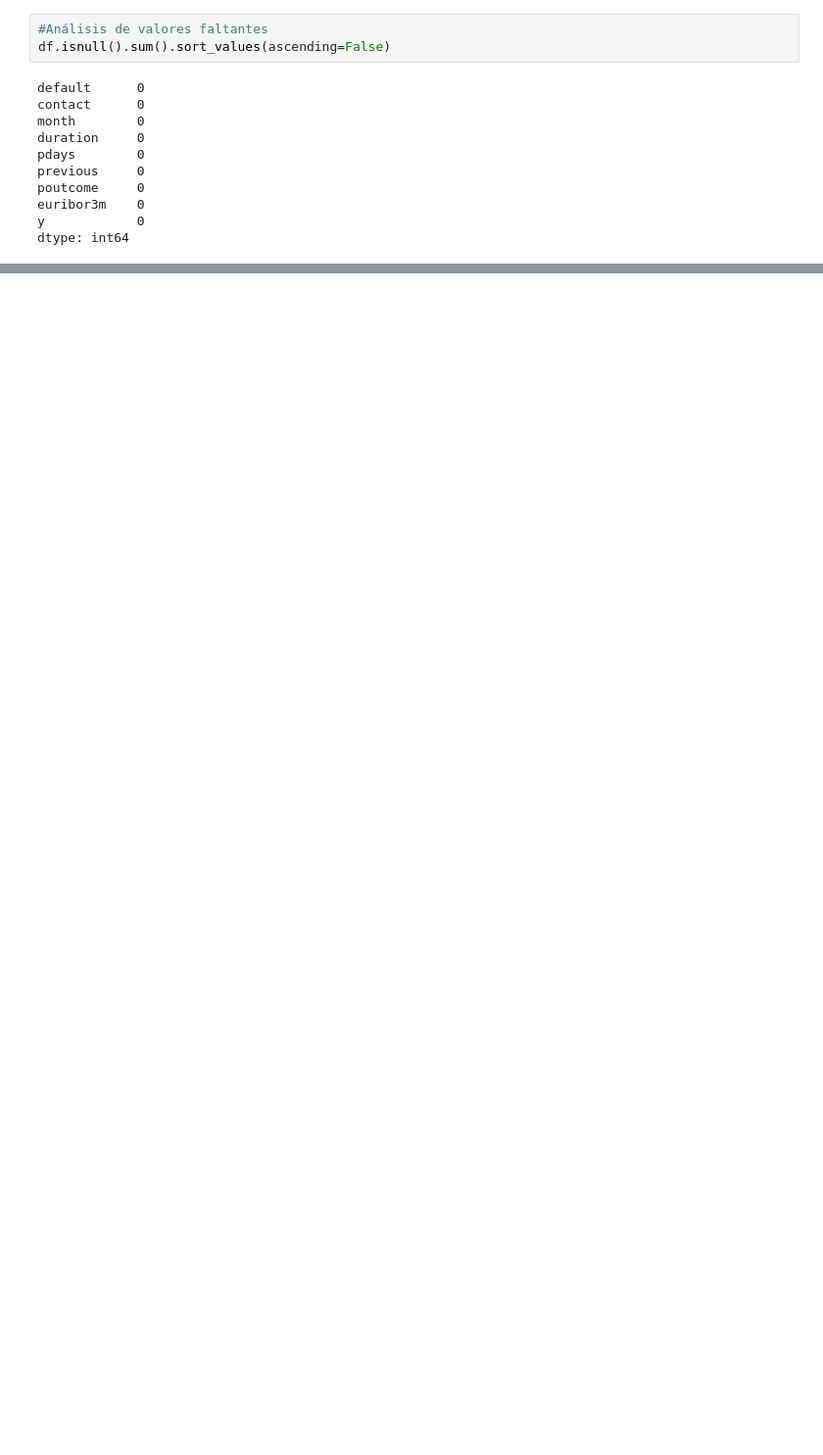
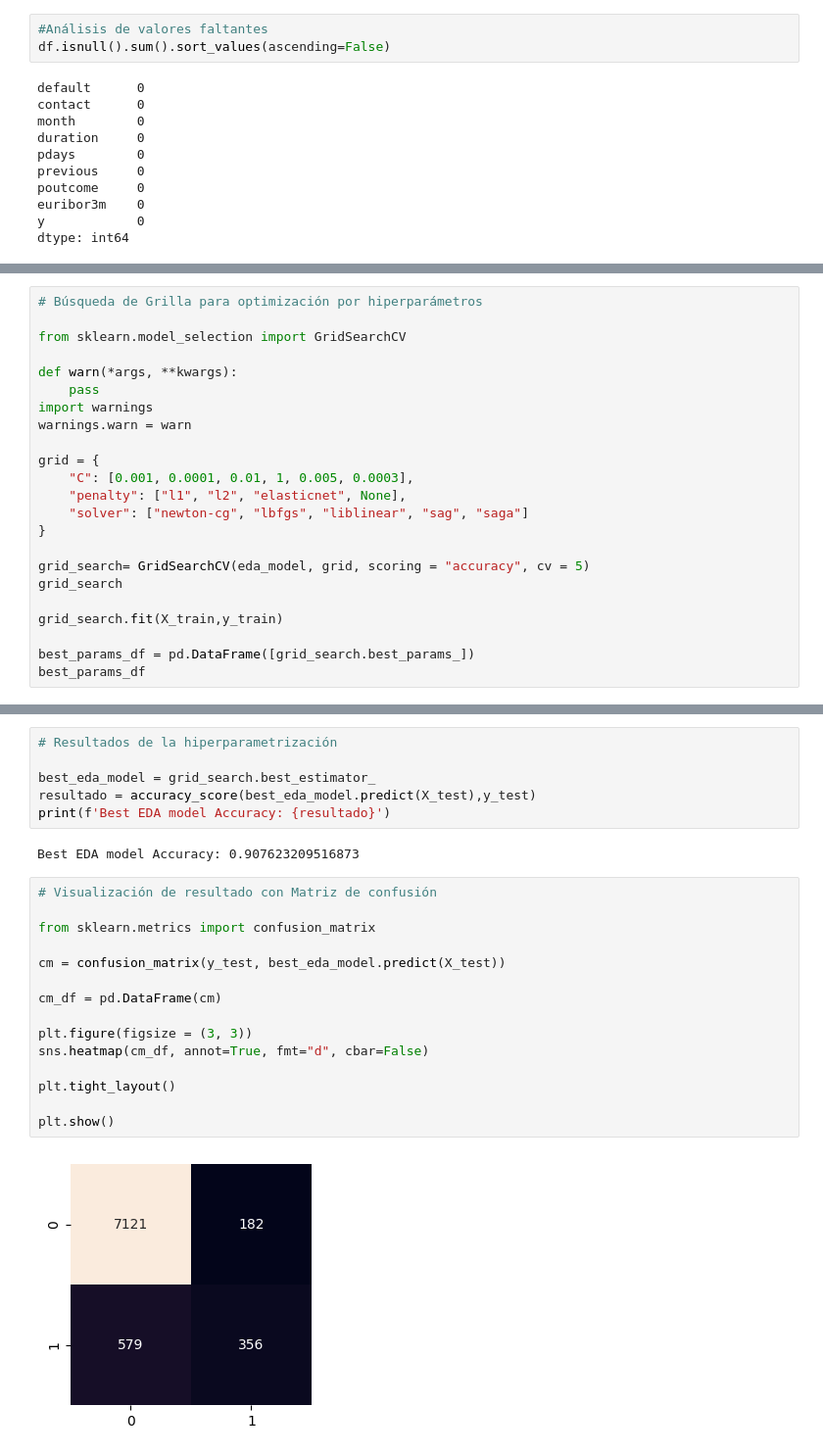
Before and after one commit to diegomacaya/regresion_logistica, a Jupyter notebook: src/explore.ipynb, the cells around one changed output, grey strips where cells are left out. Shown at 98% size. Saved outputs shown, nothing was run; the diff lists cells and outputs as text; blank space fills up the shorter version.

```diff
--- a/src/explore.ipynb
+++ b/src/explore.ipynb
@@ -266,0 +308,23 @@ dtype: int64
+# %%
+# Búsqueda de Grilla para optimización por hiperparámetros
+
+from sklearn.model_selection import GridSearchCV
+
+def warn(*args, **kwargs):
+    pass
+import warnings
+warnings.warn = warn
+
+grid = {
+    "C": [0.001, 0.0001, 0.01, 1, 0.005, 0.0003],
+    "penalty": ["l1", "l2", "elasticnet", None],
+    "solver": ["newton-cg", "lbfgs", "liblinear", "sag", "saga"]
+}
+
+grid_search= GridSearchCV(eda_model, grid, scoring = "accuracy", cv = 5)
+grid_search
+
+grid_search.fit(X_train,y_train)
+
+best_params_df = pd.DataFrame([grid_search.best_params_])
+best_params_df
@@ -266,0 +334,25 @@ dtype: int64
+# %%
+# Resultados de la hiperparametrización
+
+best_eda_model = grid_search.best_estimator_
+resultado = accuracy_score(best_eda_model.predict(X_test),y_test)
+print(f'Best EDA model Accuracy: {resultado}')
+# %% [output]
+Best EDA model Accuracy: 0.907623209516873
+# %%
+# Visualización de resultado con Matriz de confusión
+
+from sklearn.metrics import confusion_matrix
+
+cm = confusion_matrix(y_test, best_eda_model.predict(X_test))
+
+cm_df = pd.DataFrame(cm)
+
+plt.figure(figsize = (3, 3))
+sns.heatmap(cm_df, annot=True, fmt="d", cbar=False)
+
+plt.tight_layout()
+
+plt.show()
+# %% [output]
+[figure, added]
```
Also changed, not shown: parts of 15 cells of this notebook.
